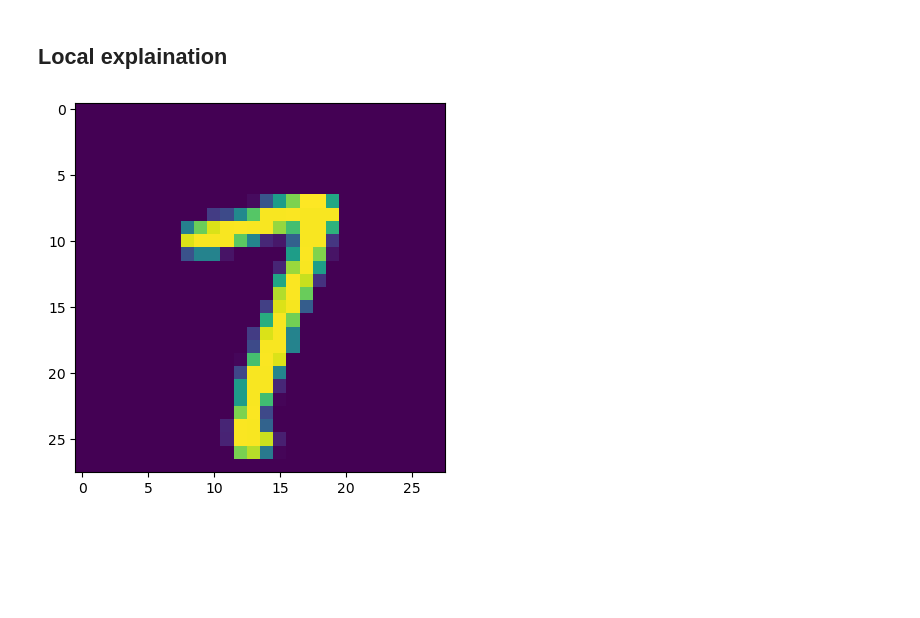
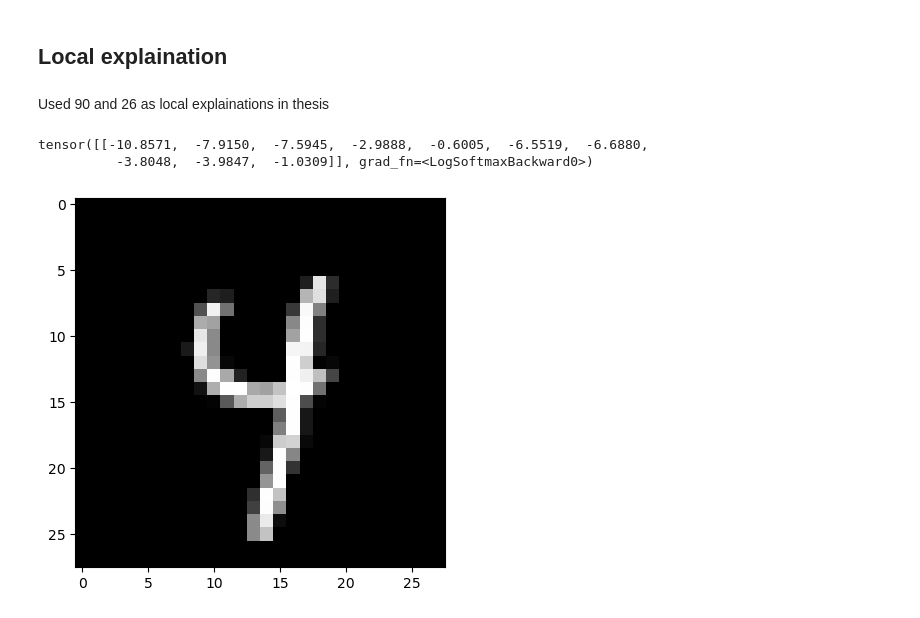
Before and after one commit to eirihoyh/ISLBBNN, a Jupyter notebook: examples/mnist/lrt.ipynb, the cells around one changed output. Drawn from its saved outputs; the diff is of its cells as text; code cells hidden in the pictures; blank space fills up the shorter version.

Commit message:
local explainations mnist

```diff
--- a/examples/mnist/lrt.ipynb
+++ b/examples/mnist/lrt.ipynb
@@ -329,13 +330,21 @@ for c in range(n_classes):
 ## Local explaination
 # %%
 p = int(p**0.5)  # Just for ease of use
+# %% [markdown]
+Used 90 and 26 as local explainations in thesis
+# %%
+net.eval()
+net(explain_this, ensemble=False, sample=True)
+# %% [output]
+tensor([[-10.8571,  -7.9150,  -7.5945,  -2.9888,  -0.6005,  -6.5519,  -6.6880,
+          -3.8048,  -3.9847,  -1.0309]], grad_fn=<LogSoftmaxBackward0>)
 # %%
 import matplotlib.pyplot as plt
-explain_this = train_data[96].reshape(-1,p*p)
-plt.imshow(explain_this.reshape((p,p)))
+explain_this = train_data[26].reshape(-1,p*p)
+plt.imshow(explain_this.reshape((p,p)), cmap="gray")
 plt.show()
 # %% [output]
-[figure, old version]
+[figure, new version]
 # %%
 pf.plot_local_contribution_images_contribution_empirical(net, explain_this, n_classes=n_classes)
 # %% [output]
```
Also changed, not shown: parts of 3 cells of this notebook.
